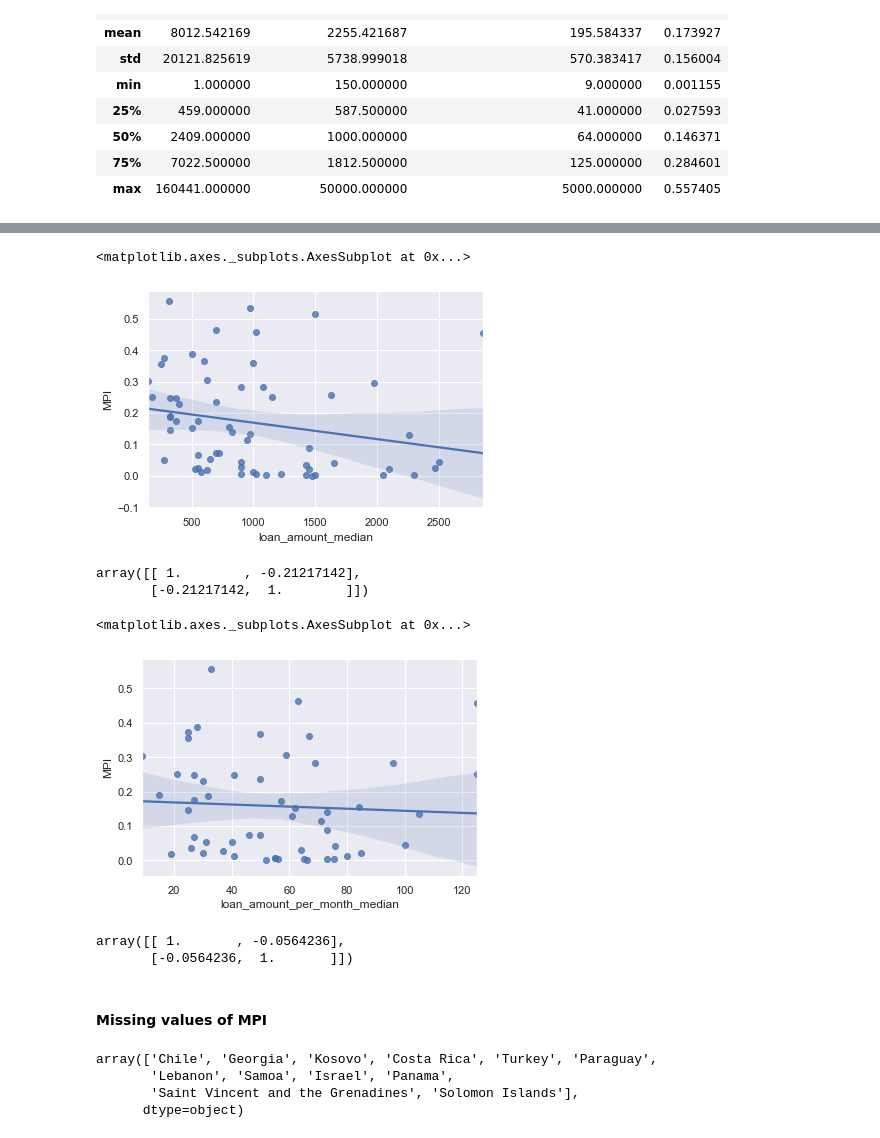
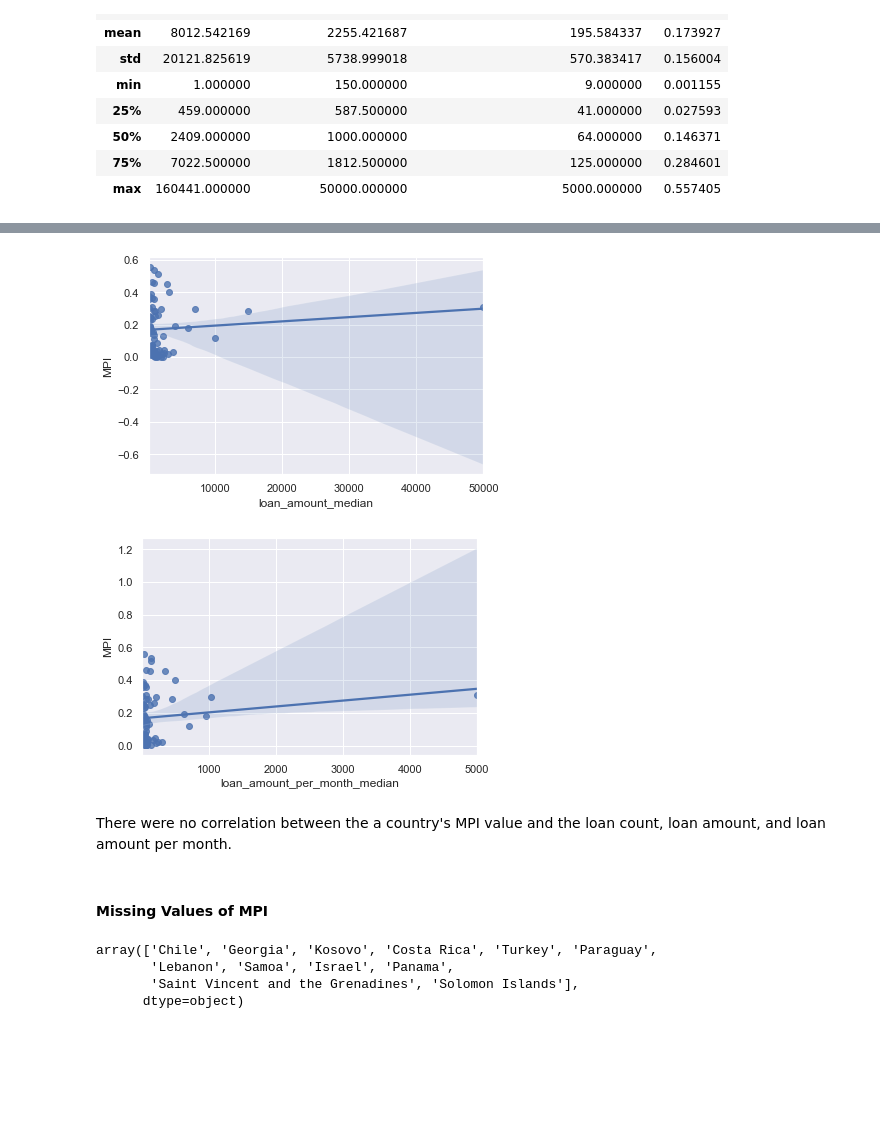
Before and after one commit to lasayin/Crowdfunding-on-Kiva-Platform, a Jupyter notebook: Kiva_Crowdfunding_EDA.ipynb, the cells around one changed output, grey strips where cells are left out. Saved outputs shown, nothing was run; the diff lists cells and outputs as text; code cells hidden in the pictures; blank space fills up the shorter version.

```diff
--- a/Kiva_Crowdfunding_EDA.ipynb
+++ b/Kiva_Crowdfunding_EDA.ipynb
@@ -703,27 +677,17 @@ B = plt.boxplot(loan_amount_median_mpi.loan_amount)
 # %%
-loan_amount_median_low_mpi = loan_mpi[(loan_mpi.loan_amount_median < 3025) & (loan_mpi.MPI > 0)]
-sns.regplot(x='loan_amount_median', y='MPI', data= loan_amount_median_low_mpi)
+# MPI and the median of loan amount
+_ = sns.regplot(x='loan_amount_median', y='MPI', data= loan_mpi)
 # %% [output]
-<matplotlib.axes._subplots.AxesSubplot at 0x...>
-[figure, old version]
+[figure, new version]
-# %%
-np.corrcoef(loan_amount_median_low_mpi.loan_amount_median, loan_amount_median_low_mpi.MPI)
-# %% [output]
-array([[ 1.        , -0.21217142],
-       [-0.21217142,  1.        ]])
 # %%
-loan_amount_per_month_median_low_mpi = loan_mpi[(loan_mpi.loan_amount_per_month_median < 133) & (loan_mpi.MPI > 0)]
-sns.regplot(x='loan_amount_per_month_median', y='MPI', data=loan_amount_per_month_median_low_mpi)
+# MPI and the median of loan amount per month
+_ = sns.regplot(x='loan_amount_per_month_median', y='MPI', data=loan_mpi)
 # %% [output]
-<matplotlib.axes._subplots.AxesSubplot at 0x...>
-[figure, old version]
+[figure, new version]
-# %%
-np.corrcoef(loan_amount_per_month_median_low_mpi.loan_amount_per_month_median, loan_amount_per_month_median_low_mpi.MPI)
-# %% [output]
-array([[ 1.       , -0.0564236],
-       [-0.0564236,  1.       ]])
+# %% [markdown]
+There were no correlation between the a country's MPI value and the loan count, loan amount, and loan amount per month.
 # %% [markdown]
-#### Missing values of MPI
+#### Missing Values of MPI
 # %%
 country_wo_mpi = loans_others[loans_others.MPI.isna()].country.unique()
 country_wo_mpi
```
Also changed, not shown: parts of 135 cells of this notebook.
